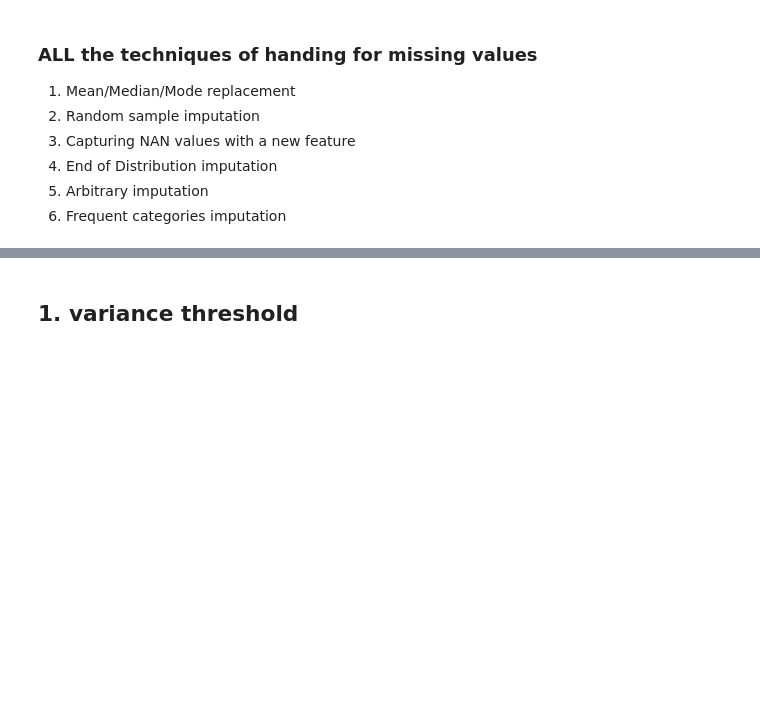
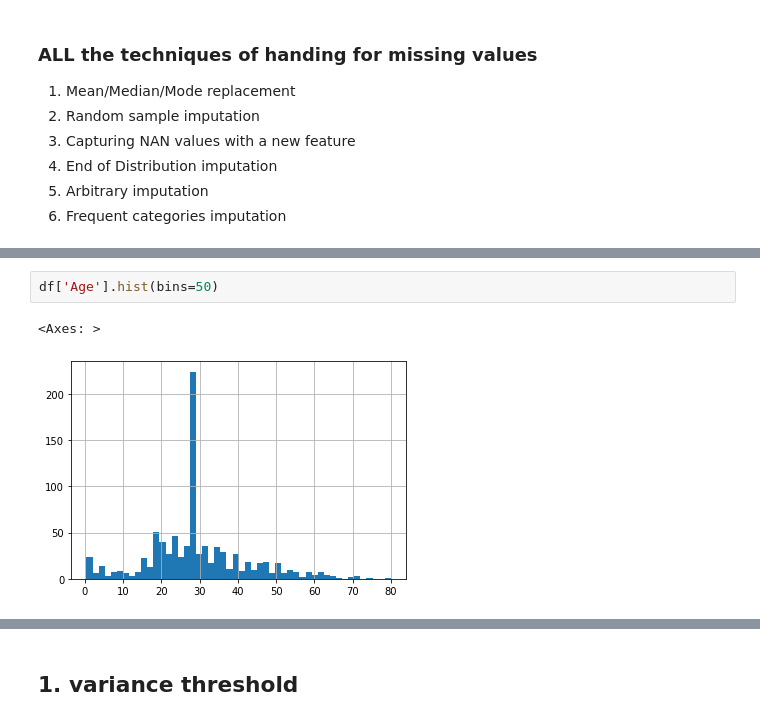
Before and after one commit to bele99/Data-Science-Project, a Jupyter notebook: Feature_Selection.ipynb, the cells around one changed output, grey strips where cells are left out. Saved outputs shown, nothing was run; the diff lists cells and outputs as text; blank space fills up the shorter version.

```diff
--- a/Feature_Selection.ipynb
+++ b/Feature_Selection.ipynb
@@ -83,0 +212,5 @@ ax.legend(lines, labels, loc='best')
+# %%
+df['Age'].hist(bins=50)
+# %% [output]
+<Axes: >
+[figure, added]
```
Also changed, not shown: parts of 27 cells of this notebook.
